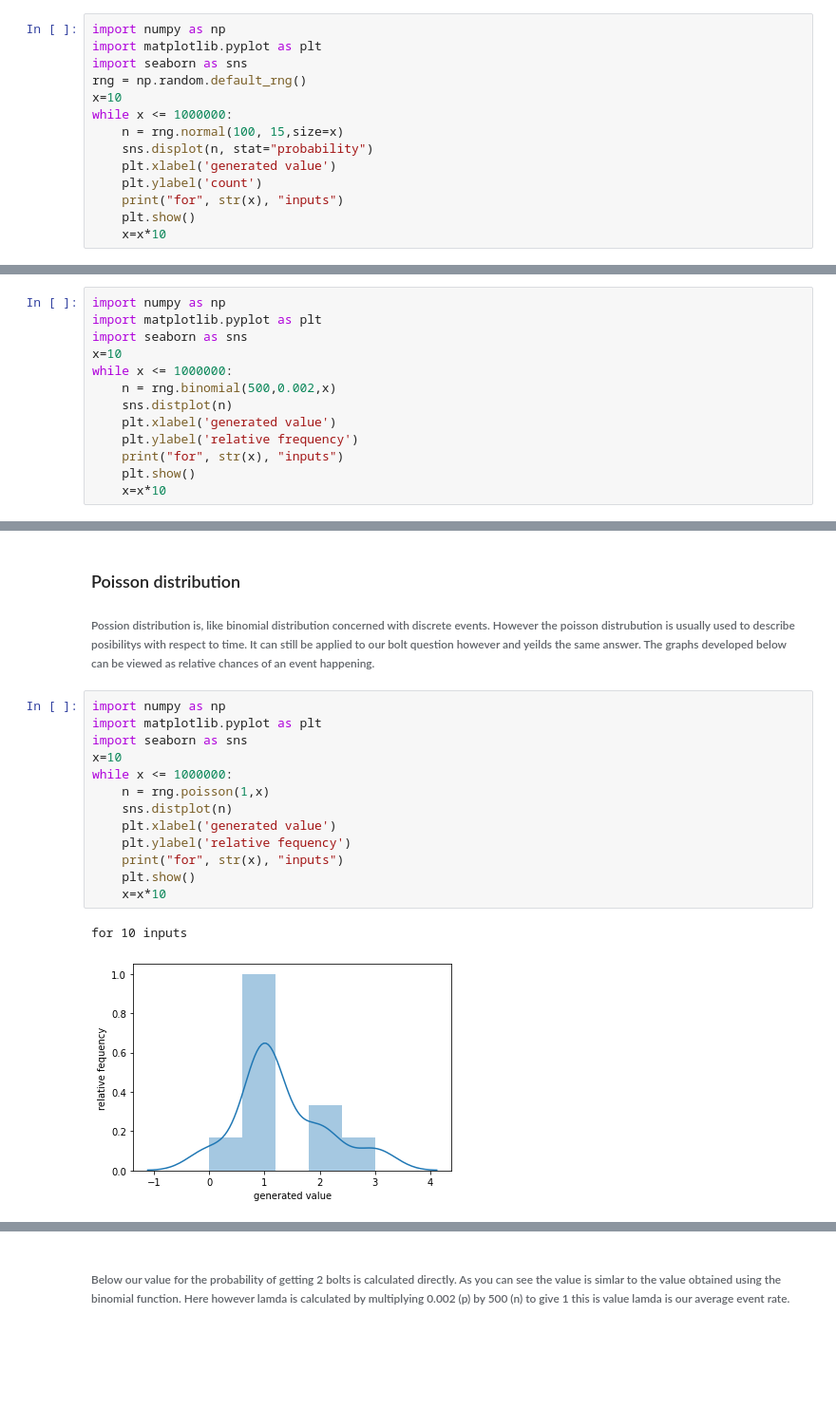
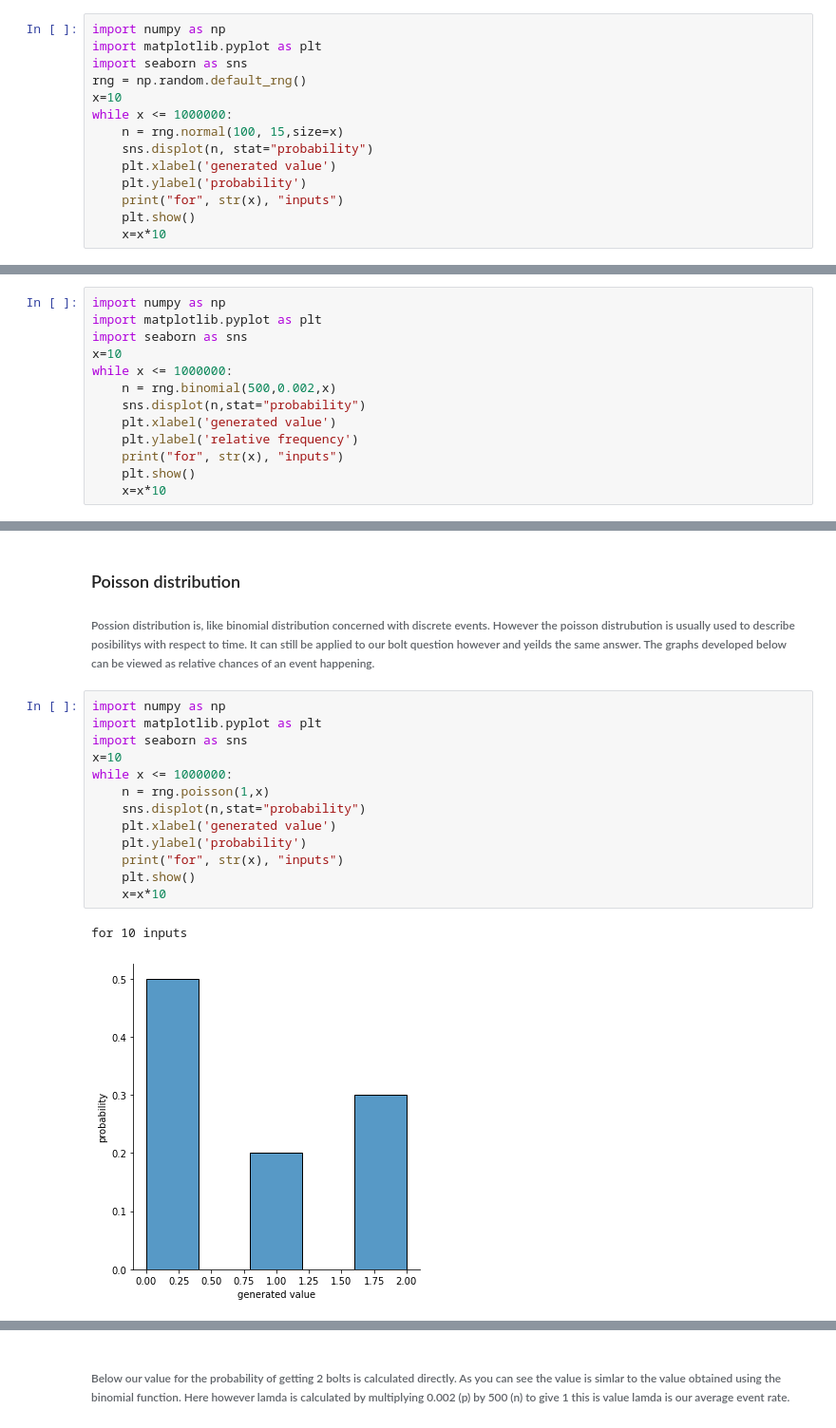
Before and after one commit to Jonathangmit/numpy-random-assignment, a Jupyter notebook: numpy-assignment.ipynb, the cells around one changed output, grey strips where cells are left out. Shown at 95% size. Saved outputs shown, nothing was run; the diff lists cells and outputs as text; blank space fills up the shorter version.

```diff
--- a/numpy-assignment.ipynb
+++ b/numpy-assignment.ipynb
@@ -366,7 +366,7 @@ while x <= 1000000:
     n = rng.normal(100, 15,size=x)
     sns.displot(n, stat="probability")
     plt.xlabel('generated value')
-    plt.ylabel('count')
+    plt.ylabel('probability')
     print("for", str(x), "inputs")
     plt.show()
     x=x*10
@@ -417,7 +417,7 @@ import seaborn as sns
 x=10
 while x <= 1000000:
     n = rng.binomial(500,0.002,x)
-    sns.distplot(n)
+    sns.displot(n,stat="probability")
     plt.xlabel('generated value')
     plt.ylabel('relative frequency')
     print("for", str(x), "inputs")
@@ -449,17 +449,17 @@ sum(rng.binomial(500, 0.002, 1000000) == 2)/1000000.
 # %%
 import numpy as np
 import matplotlib.pyplot as plt
 import seaborn as sns
 x=10
 while x <= 1000000:
     n = rng.poisson(1,x)
-    sns.distplot(n)
+    sns.displot(n,stat="probability")
     plt.xlabel('generated value')
-    plt.ylabel('relative fequency')
+    plt.ylabel('probability')
     print("for", str(x), "inputs")
     plt.show()
     x=x*10
 # %% [output]
 for 10 inputs
-[figure, old version]
+[figure, new version]
 for 100 inputs
```
Also changed, not shown: parts of 11 cells of this notebook.
